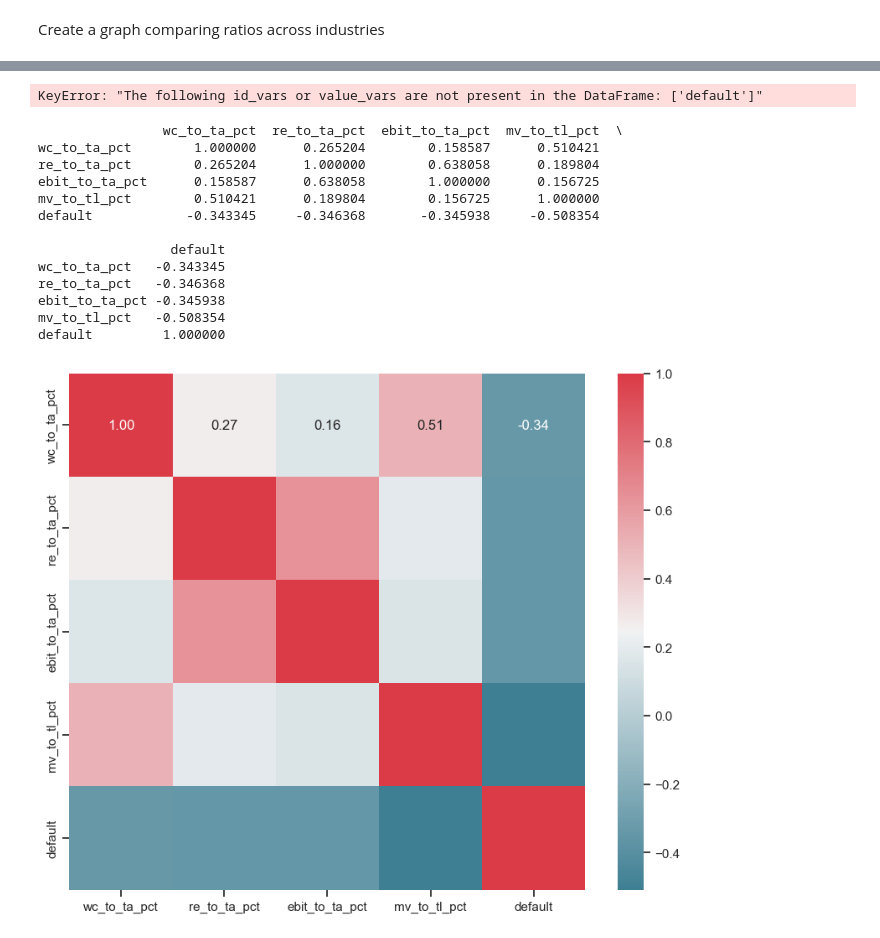
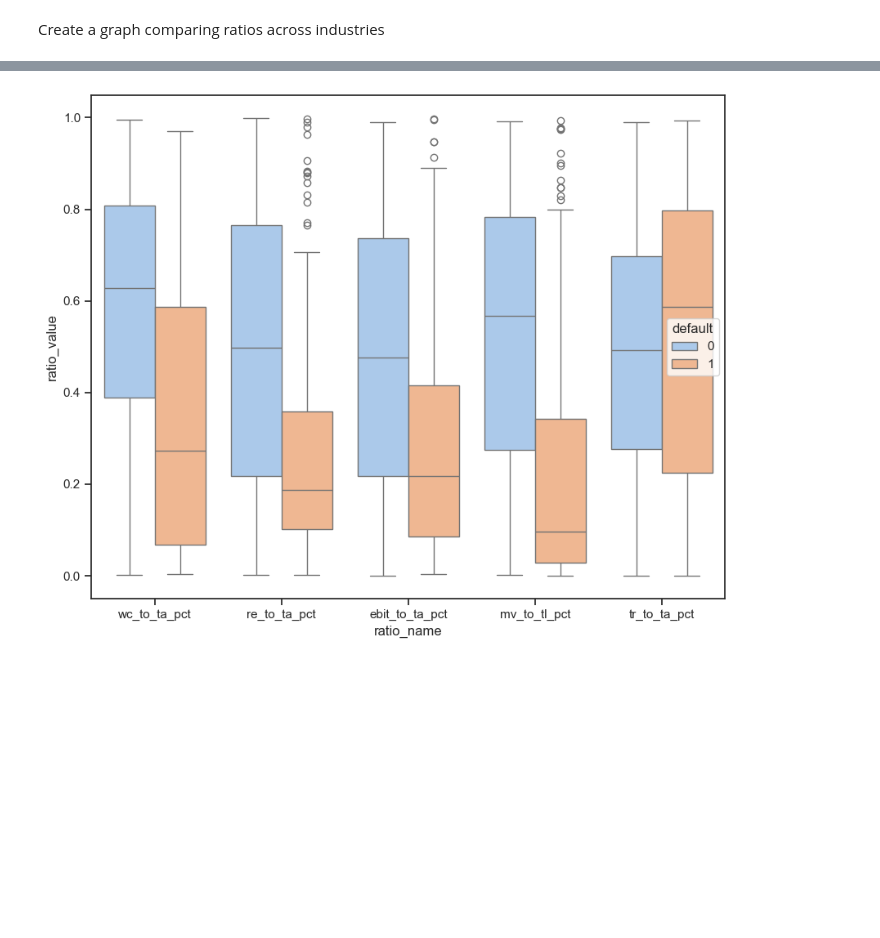
Before and after one commit to adam-datasci/RiskAnalytics, a Jupyter notebook: EDA.ipynb, the cells around one changed output, grey strips where cells are left out. Saved outputs shown, nothing was run; the diff lists cells and outputs as text; code cells hidden in the pictures; blank space fills up the shorter version.

```diff
--- a/EDA.ipynb
+++ b/EDA.ipynb
@@ -72,34 +77,9 @@ sns.boxplot(x='ratio_name', y='ratio_value', hue='Division', data=df_filtered_sa
 # %%
-df_filtered_sample_by_status = df_balanced.melt(id_vars='default', value_vars=features[:-1],var_name='ratio_name',value_name='ratio_value')
+df_filtered_sample_by_status = df_balanced.melt(id_vars='default', value_vars=features[:-2],var_name='ratio_name',value_name='ratio_value')
 
+plt.figure(figsize=(10, 8))
 sns.set_theme(style="ticks", palette="pastel")
 sns.boxplot(x='ratio_name', y='ratio_value', hue='default', data=df_filtered_sample_by_status)
+plt.show()
 # %% [output]
-KeyError: "The following id_vars or value_vars are not present in the DataFrame: ['default']"
+[figure, added]
-# %%
-# Load data and compute correlation
-corr = df_balanced_features.corr().astype(float)  # Ensure float type
-print(corr)  # Check the output
-
-# Ensure the index is standard if necessary
-# corr.reset_index(drop=True, inplace=True)
-
-# Plotting
-f, ax = plt.subplots(figsize=(10, 8))
-sns.heatmap(corr, annot=True, fmt=".2f", cmap=sns.diverging_palette(220, 10, as_cmap=True), square=True, ax=ax)
-plt.show()
-# %% [output]
-                wc_to_ta_pct  re_to_ta_pct  ebit_to_ta_pct  mv_to_tl_pct  \
-wc_to_ta_pct        1.000000      0.265204        0.158587      0.510421
-re_to_ta_pct        0.265204      1.000000        0.638058      0.189804
-ebit_to_ta_pct      0.158587      0.638058        1.000000      0.156725
-mv_to_tl_pct        0.510421      0.189804        0.156725      1.000000
-default            -0.343345     -0.346368       -0.345938     -0.508354
-
-                 default
-wc_to_ta_pct   -0.343345
-re_to_ta_pct   -0.346368
-ebit_to_ta_pct -0.345938
-mv_to_tl_pct   -0.508354
-default         1.000000
-[figure, removed]
```
Also changed, not shown: parts of 6 cells of this notebook, 3 other files.
